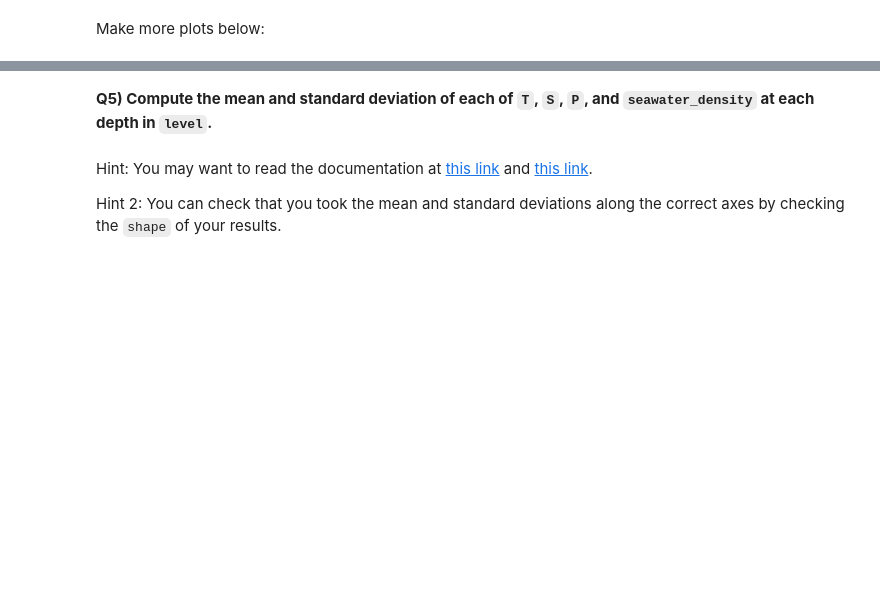
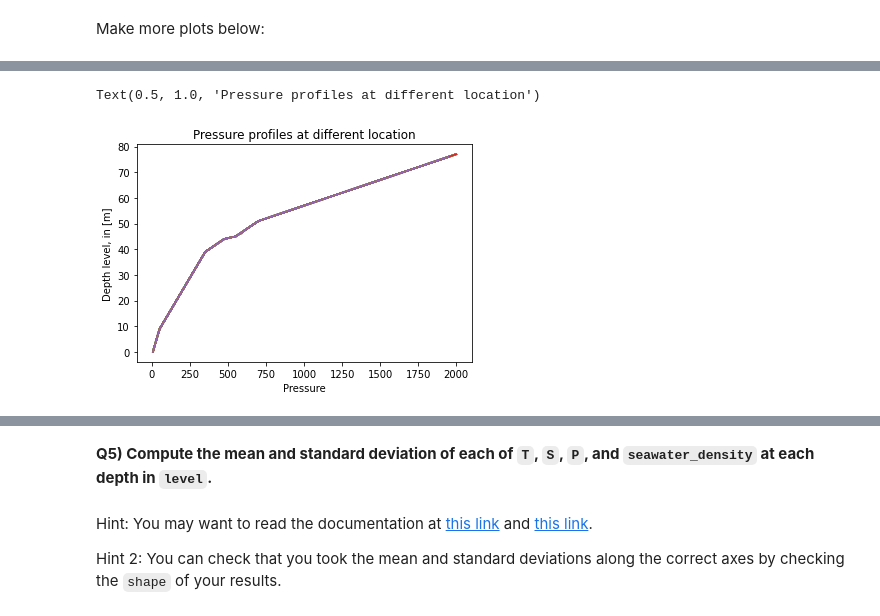
Before and after one commit to fredlardet/2022_Intro_Python, a Jupyter notebook: Exercises/W2_S1.ipynb, the cells around one changed output, grey strips where cells are left out. Cells and saved outputs as stored; diff of their text form; code cells hidden in the pictures; blank space fills up the shorter version.

```diff
--- a/Exercises/W2_S1.ipynb
+++ b/Exercises/W2_S1.ipynb
@@ -203,0 +242,8 @@ Make more plots below:
+# %%
+plt.plot(P,level);
+plt.xlabel('Pressure')
+plt.ylabel('Depth level, in [m]')
+plt.title('Pressure profiles at different location')
+# %% [output]
+Text(0.5, 1.0, 'Pressure profiles at different location')
+[figure, added]
```
Also changed, not shown: parts of 24 cells of this notebook.
